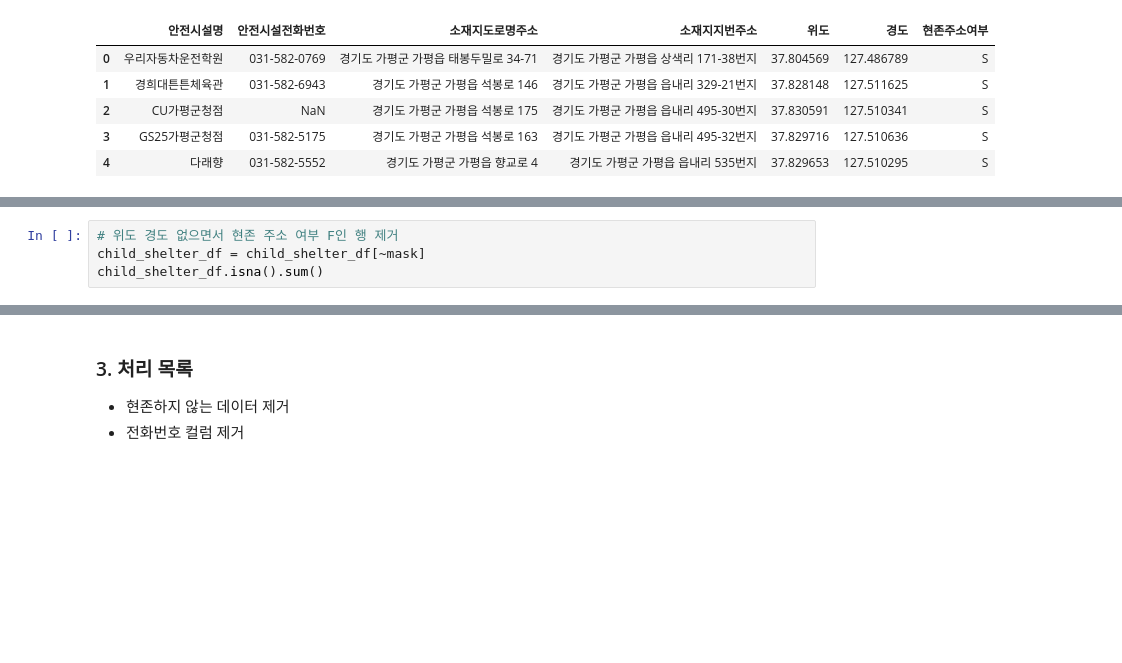
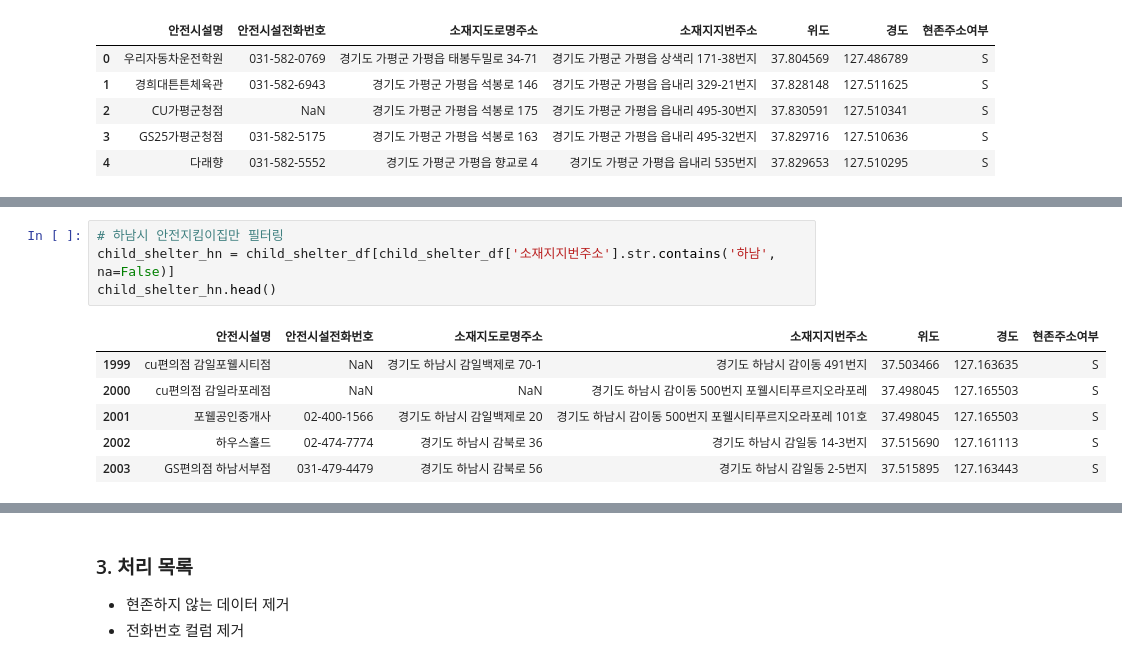
Before and after one commit to jimena1lee/1stProject_MSAI09, a Jupyter notebook: Raw-Data/외부 안전위험요소/eda_data.ipynb, the cells around one changed output, grey strips where cells are left out. Drawn from its saved outputs; the diff is of its cells as text; blank space fills up the shorter version.

```diff
--- a/Raw-Data/외부 안전위험요소/eda_data.ipynb
+++ b/Raw-Data/외부 안전위험요소/eda_data.ipynb
@@ -245,4 +284,0 @@ dtype: int64
-# %%
-# 위도 경도 없으면서 현존 주소 여부 F인 행 제거
-child_shelter_df = child_shelter_df[~mask]
-child_shelter_df.isna().sum()
@@ -258 +302,12 @@ dtype: int64
+# %%
+# 하남시 안전지킴이집만 필터링
+child_shelter_hn = child_shelter_df[child_shelter_df['소재지지번주소'].str.contains('하남', na=False)]
+child_shelter_hn.head()
+# %% [output]
+|  | 안전시설명 | 안전시설전화번호 | 소재지도로명주소 | 소재지지번주소 | 위도 | 경도 | 현존주소여부 |
+| 1999 | cu편의점 감일포웰시티점 | NaN | 경기도 하남시 감일백제로 70-1 | 경기도 하남시 감이동 491번지 | 37.503466 | 127.163635 | S |
+| 2000 | cu편의점 감일라포레점 | NaN | NaN | 경기도 하남시 감이동 500번지 포웰시티푸르지오라포레 | 37.498045 | 127.165503 | S |
+| 2001 | 포웰공인중개사 | 02-400-1566 | 경기도 하남시 감일백제로 20 | 경기도 하남시 감이동 500번지 포웰시티푸르지오라포레 101호 | 37.498045 | 127.165503 | S |
+| 2002 | 하우스홀드 | 02-474-7774 | 경기도 하남시 감북로 36 | 경기도 하남시 감일동 14-3번지 | 37.515690 | 127.161113 | S |
+| 2003 | GS편의점 하남서부점 | 031-479-4479 | 경기도 하남시 감북로 56 | 경기도 하남시 감일동 2-5번지 | 37.515895 | 127.163443 | S |
 # %%
```
Also changed, not shown: parts of 16 cells of this notebook, 3 other files.
